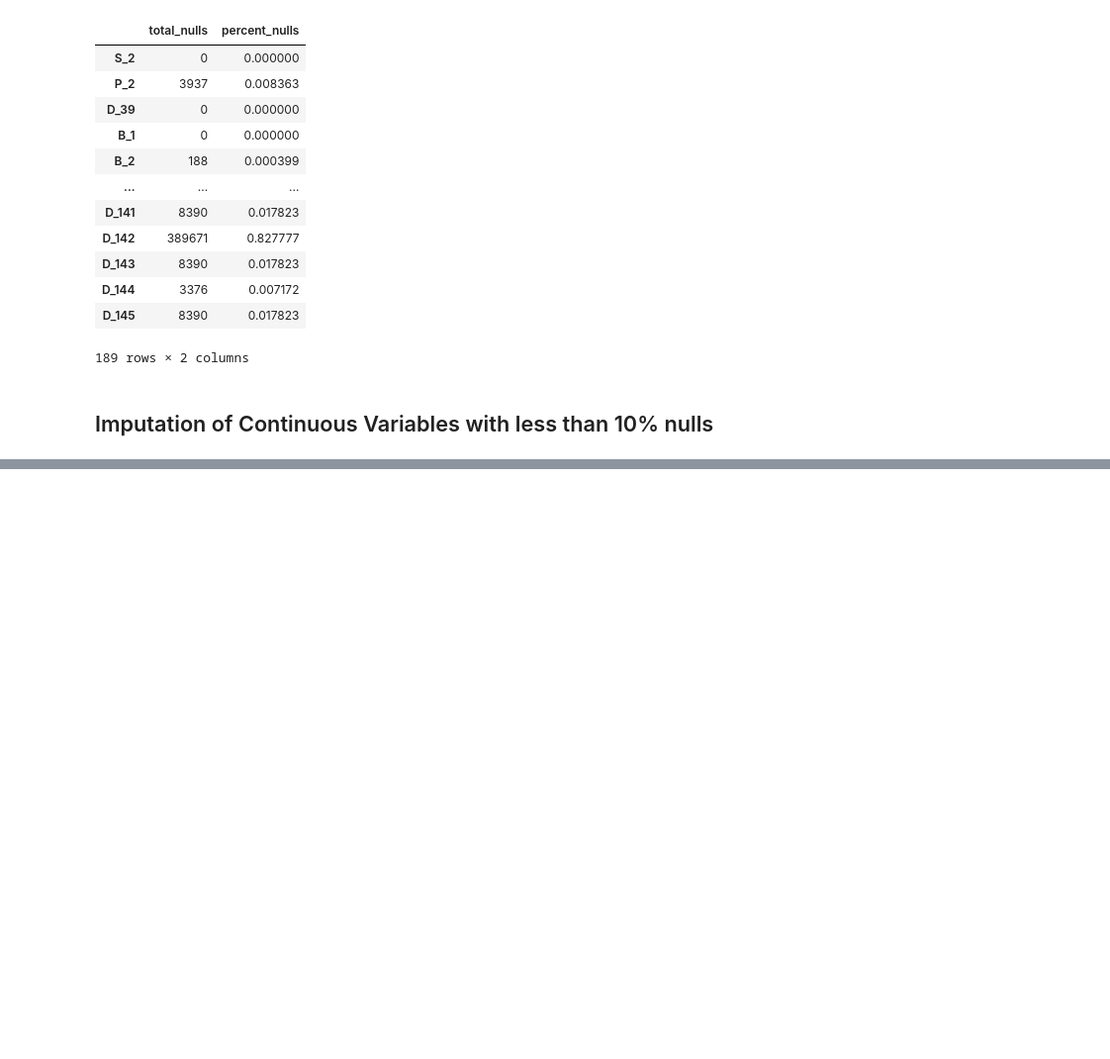
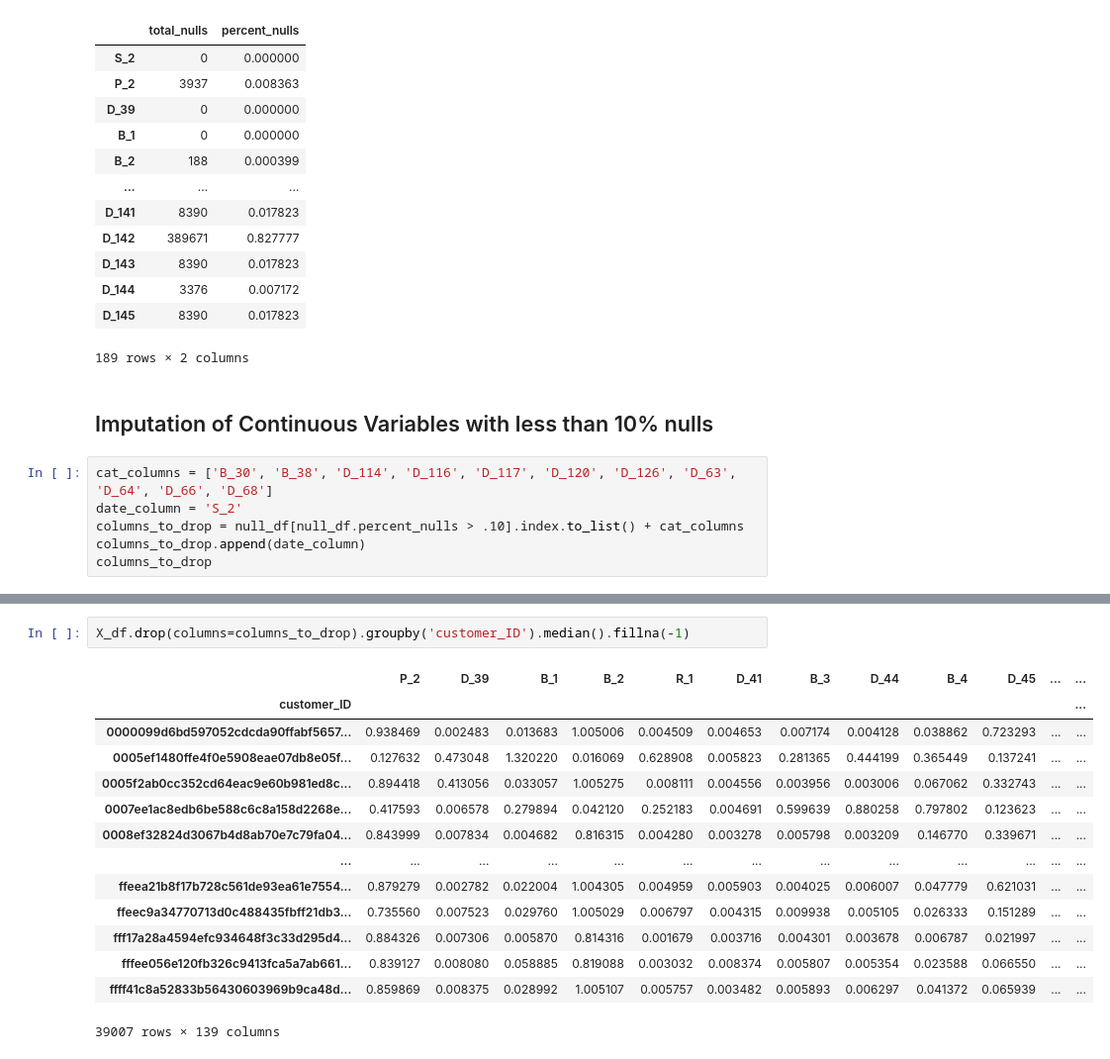
Before and after one commit to We-Need-More-RAM/amex_default_prediction, a Jupyter notebook: notebooks/ryan/2.1_imputation_functions.ipynb, the cells around one changed output, grey strips where cells are left out. Shown: that part at 99% size. Drawn from its saved outputs; the diff is of its cells as text; blank space fills up the shorter version.

```diff
--- a/notebooks/ryan/2.1_imputation_functions.ipynb
+++ b/notebooks/ryan/2.1_imputation_functions.ipynb
@@ -98,3 +98,9 @@ null_df
 189 rows × 2 columns
 # %% [markdown]
 ## Imputation of Continuous Variables with less than 10% nulls
+# %%
+cat_columns = ['B_30', 'B_38', 'D_114', 'D_116', 'D_117', 'D_120', 'D_126', 'D_63', 'D_64', 'D_66', 'D_68']
+date_column = 'S_2'
+columns_to_drop = null_df[null_df.percent_nulls > .10].index.to_list() + cat_columns
+columns_to_drop.append(date_column)
+columns_to_drop
@@ -100,0 +125,17 @@ null_df
+# %%
+X_df.drop(columns=columns_to_drop).groupby('customer_ID').median().fillna(-1)
+# %% [output]
+|  | P_2 | D_39 | B_1 | B_2 | R_1 | D_41 | B_3 | D_44 | B_4 | D_45 | ... | ... |
+| customer_ID |  |  |  |  |  |  |  |  |  |  |  | ... |
+| 0000099d6bd597052cdcda90ffabf5657... | 0.938469 | 0.002483 | 0.013683 | 1.005006 | 0.004509 | 0.004653 | 0.007174 | 0.004128 | 0.038862 | 0.723293 | ... | ... |
+| 0005ef1480ffe4f0e5908eae07db8e05f... | 0.127632 | 0.473048 | 1.320220 | 0.016069 | 0.628908 | 0.005823 | 0.281365 | 0.444199 | 0.365449 | 0.137241 | ... | ... |
+| 0005f2ab0cc352cd64eac9e60b981ed8c... | 0.894418 | 0.413056 | 0.033057 | 1.005275 | 0.008111 | 0.004556 | 0.003956 | 0.003006 | 0.067062 | 0.332743 | ... | ... |
+| 0007ee1ac8edb6be588c6c8a158d2268e... | 0.417593 | 0.006578 | 0.279894 | 0.042120 | 0.252183 | 0.004691 | 0.599639 | 0.880258 | 0.797802 | 0.123623 | ... | ... |
+| 0008ef32824d3067b4d8ab70e7c79fa04... | 0.843999 | 0.007834 | 0.004682 | 0.816315 | 0.004280 | 0.003278 | 0.005798 | 0.003209 | 0.146770 | 0.339671 | ... | ... |
+| ... | ... | ... | ... | ... | ... | ... | ... | ... | ... | ... | ... | ... |
+| ffeea21b8f17b728c561de93ea61e7554... | 0.879279 | 0.002782 | 0.022004 | 1.004305 | 0.004959 | 0.005903 | 0.004025 | 0.006007 | 0.047779 | 0.621031 | ... | ... |
+| ffeec9a34770713d0c488435fbff21db3... | 0.735560 | 0.007523 | 0.029760 | 1.005029 | 0.006797 | 0.004315 | 0.009938 | 0.005105 | 0.026333 | 0.151289 | ... | ... |
+| fff17a28a4594efc934648f3c33d295d4... | 0.884326 | 0.007306 | 0.005870 | 0.814316 | 0.001679 | 0.003716 | 0.004301 | 0.003678 | 0.006787 | 0.021997 | ... | ... |
+| fffee056e120fb326c9413fca5a7ab661... | 0.839127 | 0.008080 | 0.058885 | 0.819088 | 0.003032 | 0.008374 | 0.005807 | 0.005354 | 0.023588 | 0.066550 | ... | ... |
+| ffff41c8a52833b56430603969b9ca48d... | 0.859869 | 0.008375 | 0.028992 | 1.005107 | 0.005757 | 0.003482 | 0.005893 | 0.006297 | 0.041372 | 0.065939 | ... | ... |
+39007 rows × 139 columns
```
Also changed, not shown: parts of 1 cell of this notebook, 6 other files.
